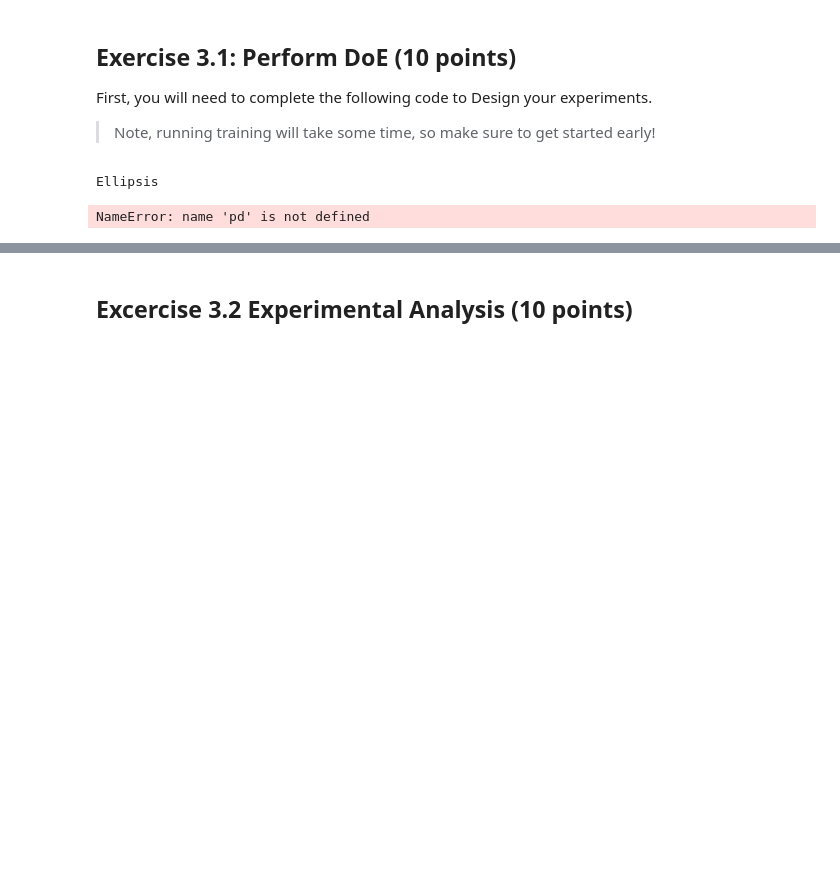
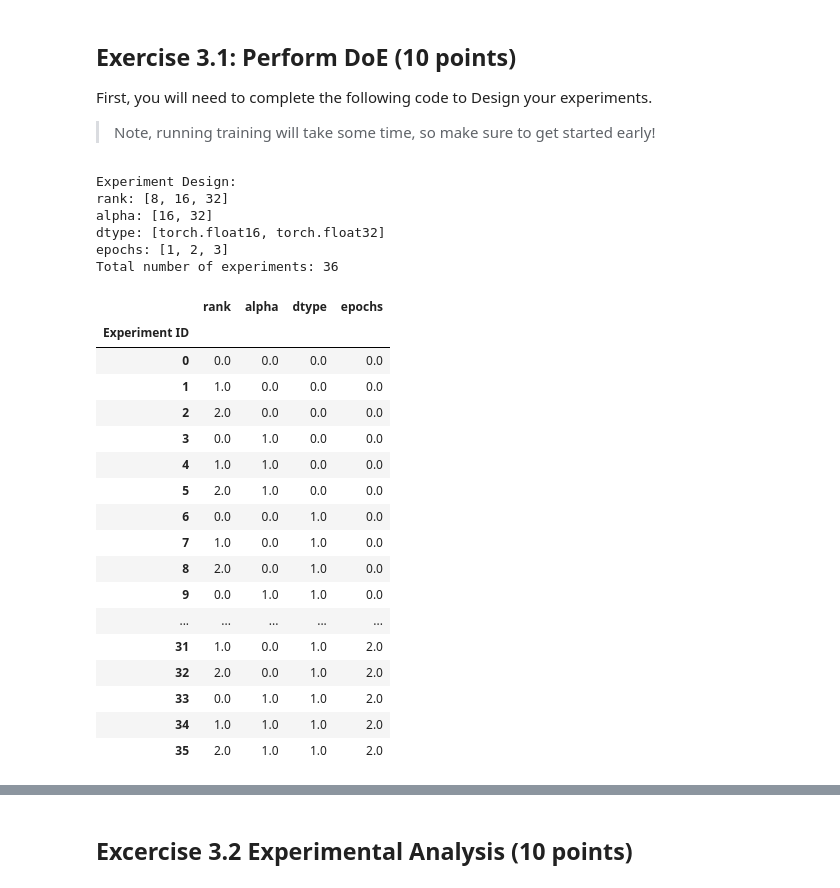
Before and after one commit to Sosekie/MSGAI, a Jupyter notebook: Lab/fcr_homework_llm.ipynb, the cells around one changed output, grey strips where cells are left out. Drawn from its saved outputs; the diff is of its cells as text; code cells hidden in the pictures; blank space fills up the shorter version.

```diff
--- a/Lab/fcr_homework_llm.ipynb
+++ b/Lab/fcr_homework_llm.ipynb
@@ -1958,38 +2239,81 @@ parameter_levels = {
 }
 # END OF EXAMPLE
 # YOUR CODE GOES HERE
-...
+
+levels = [3, 2, 2, 3]
+level_names = ['rank', 'alpha', 'dtype',  'epochs']
+parameter_levels = {
+    'rank': [8, 16, 32],
+    'alpha': [16, 32],
+    'dtype': [torch.float16, torch.float32],
+    'epochs': [1, 2, 3]
+}
+
+print("Experiment Design:")
+for param, values in parameter_levels.items():
+    print(f"{param}: {values}")
+
+total_experiments = 1
+for level in levels:
+    total_experiments *= level
+
+print(f"Total number of experiments: {total_experiments}")
+
 # END OF YOUR CODE
 # %% [output]
-Ellipsis
+Experiment Design:
+rank: [8, 16, 32]
+alpha: [16, 32]
+dtype: [torch.float16, torch.float32]
+epochs: [1, 2, 3]
+Total number of experiments: 36
 # %%
 # TODO: Decide the type of (fractional or full) factorial experiment you want to run.
 # HINT: use the ANOVAandDOE.ipynb notebook as inspiration, and use functinos from pyDOE3
 import pyDOE3
 # EXAMPLE ONLY
 reduction = 4 # for general factorial experiment.
 experiment = pyDOE3.gsd(
     levels, reduction=reduction
 )
 # END OF EXAMPLE
 
 # YOUR CODE GOES HERE
-...
+
+experiment = pyDOE3.fullfact(levels)
+
 # END OF YOUR CODE
 
 experiment_configs = pd.DataFrame(
     experiment,
     columns=[level_names],
 
 )
 experiment_configs.index.name = 'Experiment ID'
 
 
 display(
     experiment_configs,
 )
 # %% [output]
-NameError: name 'pd' is not defined
+|  | rank | alpha | dtype | epochs |
+| Experiment ID |  |  |  |  |
+| 0 | 0.0 | 0.0 | 0.0 | 0.0 |
+| 1 | 1.0 | 0.0 | 0.0 | 0.0 |
+| 2 | 2.0 | 0.0 | 0.0 | 0.0 |
+| 3 | 0.0 | 1.0 | 0.0 | 0.0 |
+| 4 | 1.0 | 1.0 | 0.0 | 0.0 |
+| 5 | 2.0 | 1.0 | 0.0 | 0.0 |
+| 6 | 0.0 | 0.0 | 1.0 | 0.0 |
+| 7 | 1.0 | 0.0 | 1.0 | 0.0 |
+| 8 | 2.0 | 0.0 | 1.0 | 0.0 |
+| 9 | 0.0 | 1.0 | 1.0 | 0.0 |
+| ... | ... | ... | ... | ... |
+| 31 | 1.0 | 0.0 | 1.0 | 2.0 |
+| 32 | 2.0 | 0.0 | 1.0 | 2.0 |
+| 33 | 0.0 | 1.0 | 1.0 | 2.0 |
+| 34 | 1.0 | 1.0 | 1.0 | 2.0 |
+| 35 | 2.0 | 1.0 | 1.0 | 2.0 |
 # %%
 REPETITIONS = 2
 
```
Also changed, not shown: parts of 22 cells of this notebook, 4 other files.
